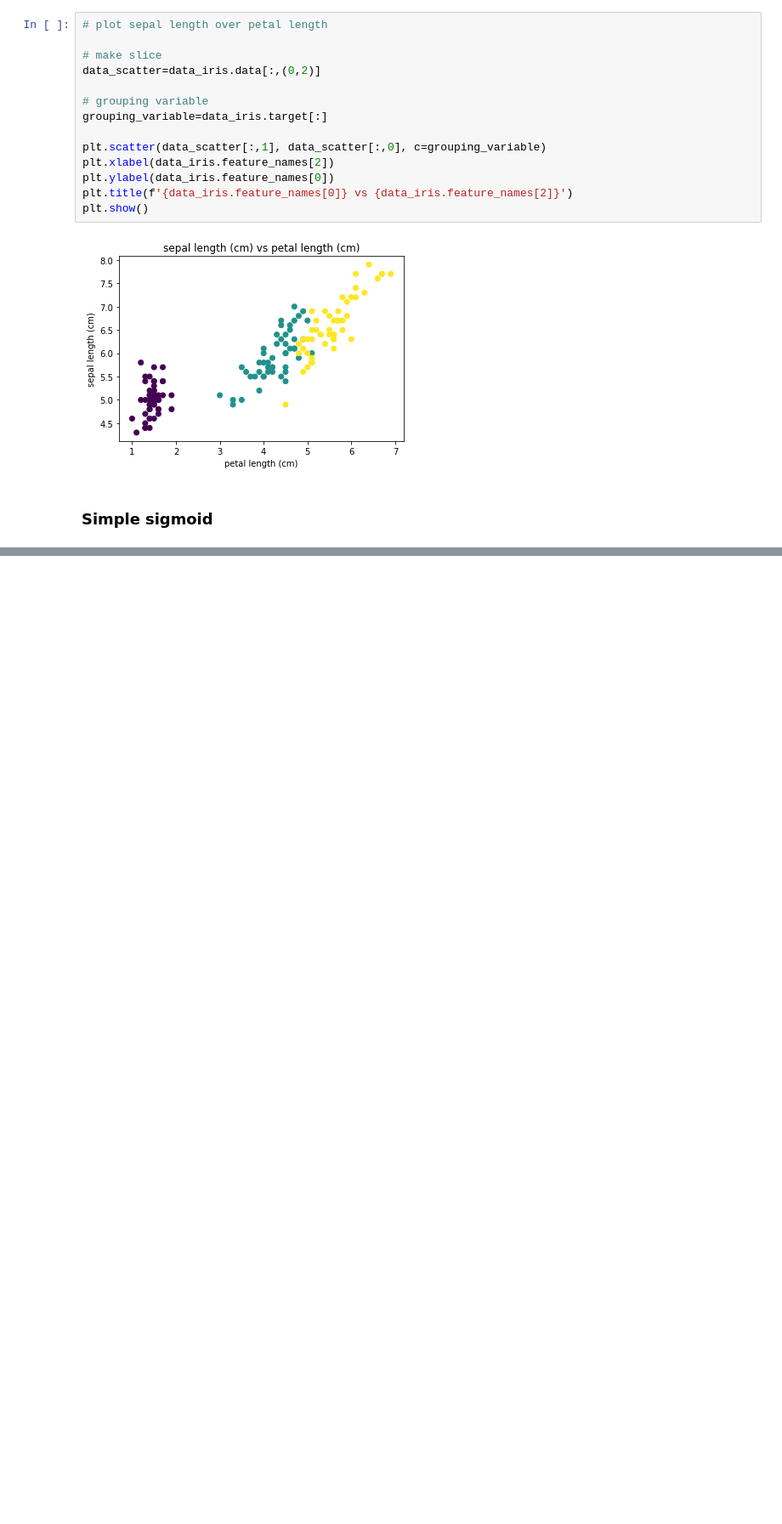
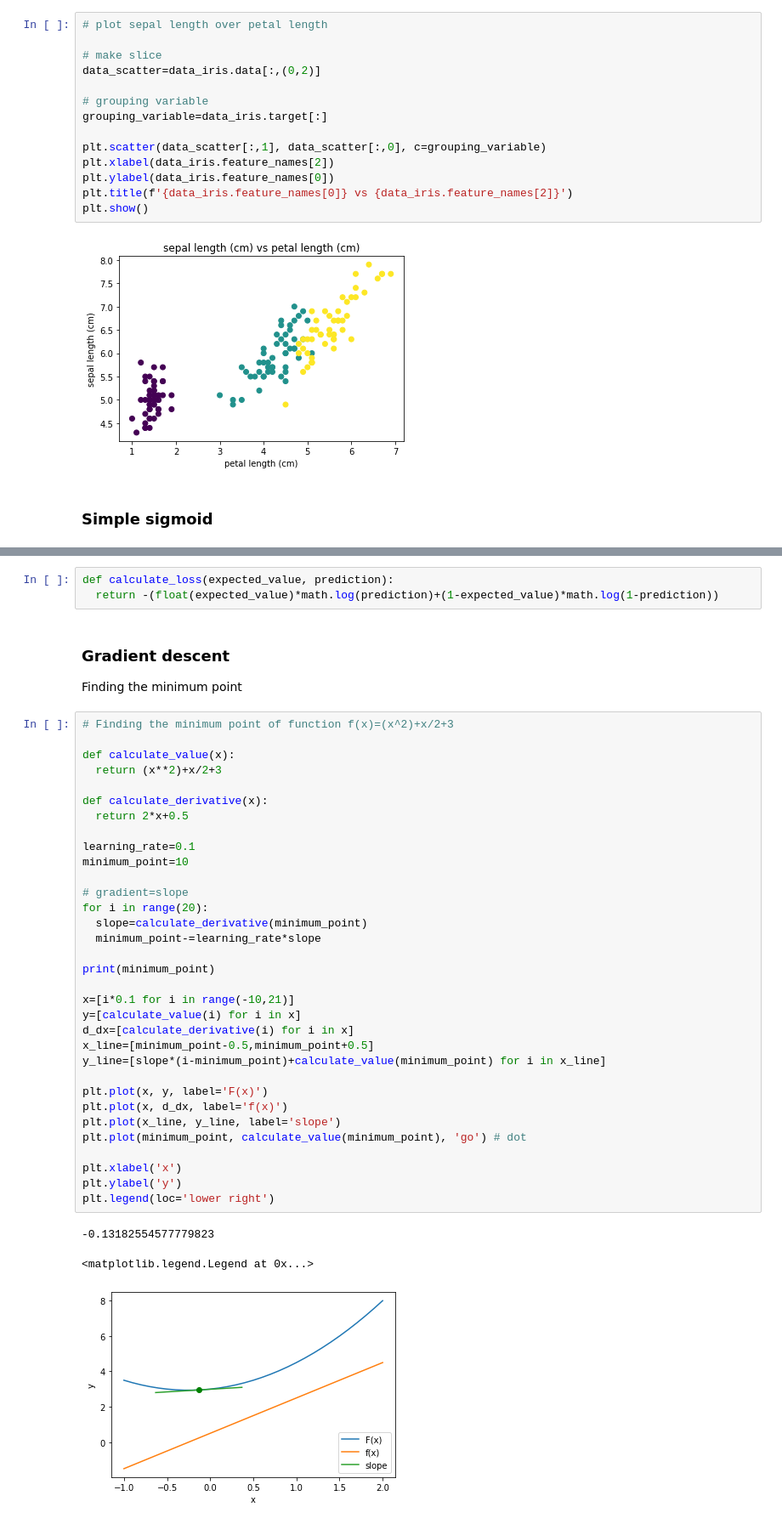
Before and after one commit to KMate-ISD/Machine_learning, a Jupyter notebook: ML_basics.ipynb, the cells around one changed output, grey strips where cells are left out. Shown: that part at 85% size. Drawn from its saved outputs; the diff is of its cells as text; blank space fills up the shorter version.

Commit message:
Add simple prediction and loss functions and gradient descent experimenting

```diff
--- a/ML_basics.ipynb
+++ b/ML_basics.ipynb
@@ -136,0 +153,43 @@ plt.show()
+# %%
+def calculate_loss(expected_value, prediction):
+  return -(float(expected_value)*math.log(prediction)+(1-expected_value)*math.log(1-prediction))
+# %% [markdown]
+### Gradient descent
+Finding the minimum point
+# %%
+# Finding the minimum point of function f(x)=(x^2)+x/2+3
+
+def calculate_value(x):
+  return (x**2)+x/2+3
+
+def calculate_derivative(x):
+  return 2*x+0.5
+
+learning_rate=0.1
+minimum_point=10
+
+# gradient=slope
+for i in range(20):
+  slope=calculate_derivative(minimum_point)
+  minimum_point-=learning_rate*slope
+
+print(minimum_point)
+
+x=[i*0.1 for i in range(-10,21)]
+y=[calculate_value(i) for i in x]
+d_dx=[calculate_derivative(i) for i in x]
+x_line=[minimum_point-0.5,minimum_point+0.5]
+y_line=[slope*(i-minimum_point)+calculate_value(minimum_point) for i in x_line]
+
+plt.plot(x, y, label='F(x)')
+plt.plot(x, d_dx, label='f(x)')
+plt.plot(x_line, y_line, label='slope')
+plt.plot(minimum_point, calculate_value(minimum_point), 'go') # dot
+
+plt.xlabel('x')
+plt.ylabel('y')
+plt.legend(loc='lower right')
+# %% [output]
+-0.13182554577779823
+<matplotlib.legend.Legend at 0x...>
+[figure, added]
```
Also changed, not shown: parts of 4 cells of this notebook.
